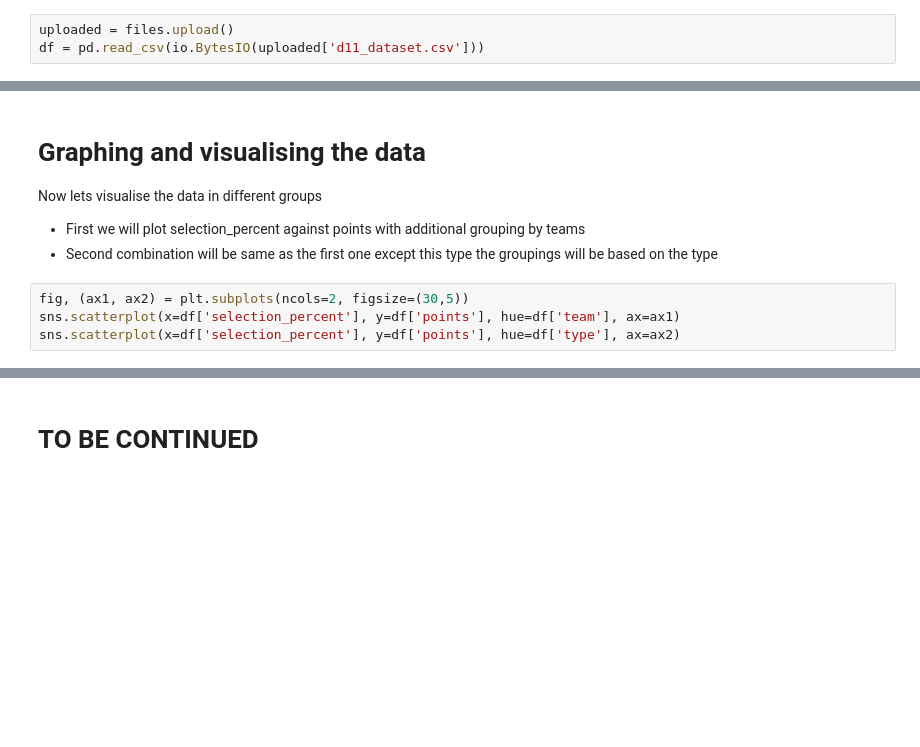
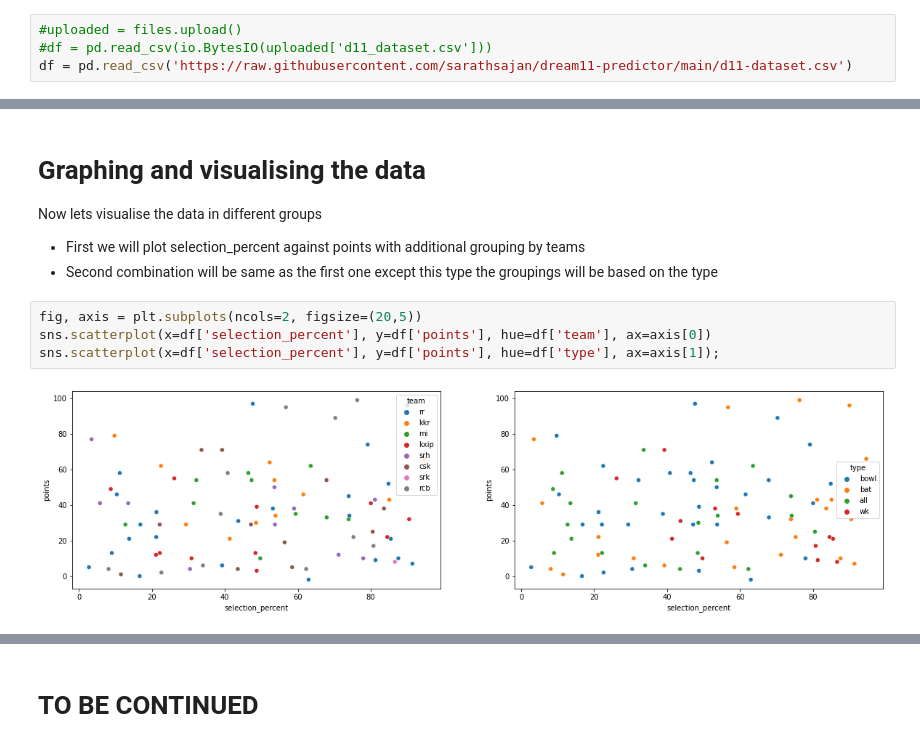
Before and after one commit to sarathsajan/dream11-predictor, a Jupyter notebook: Dream11_predictor.ipynb, the cells around one changed output, grey strips where cells are left out. Saved outputs shown, nothing was run; the diff lists cells and outputs as text; blank space fills up the shorter version.

```diff
--- a/Dream11_predictor.ipynb
+++ b/Dream11_predictor.ipynb
@@ -25,5 +25,6 @@ import matplotlib.pyplot as plt
 # Data
 So here's the csv file I created. It contains the point details of only the matches I competed in as Dream11 wouldn't allow to see the player points of past matches which I haven't competed in.
 # %%
-uploaded = files.upload()
-df = pd.read_csv(io.BytesIO(uploaded['d11_dataset.csv']))
+#uploaded = files.upload()
+#df = pd.read_csv(io.BytesIO(uploaded['d11_dataset.csv']))
+df = pd.read_csv('https://raw.githubusercontent.com/sarathsajan/dream11-predictor/main/d11-dataset.csv')
@@ -79,6 +77,8 @@ Now lets visualise the data in different groups
 * First we will plot selection_percent against points with additional grouping by teams
 * Second combination will be same as the first one except this type the groupings will be based on the type
 # %%
-fig, (ax1, ax2) = plt.subplots(ncols=2, figsize=(30,5))
-sns.scatterplot(x=df['selection_percent'], y=df['points'], hue=df['team'], ax=ax1)
-sns.scatterplot(x=df['selection_percent'], y=df['points'], hue=df['type'], ax=ax2)
+fig, axis = plt.subplots(ncols=2, figsize=(20,5))
+sns.scatterplot(x=df['selection_percent'], y=df['points'], hue=df['team'], ax=axis[0])
+sns.scatterplot(x=df['selection_percent'], y=df['points'], hue=df['type'], ax=axis[1]);
+# %% [output]
+[figure, added]
```
Also changed, not shown: parts of 6 cells of this notebook.
